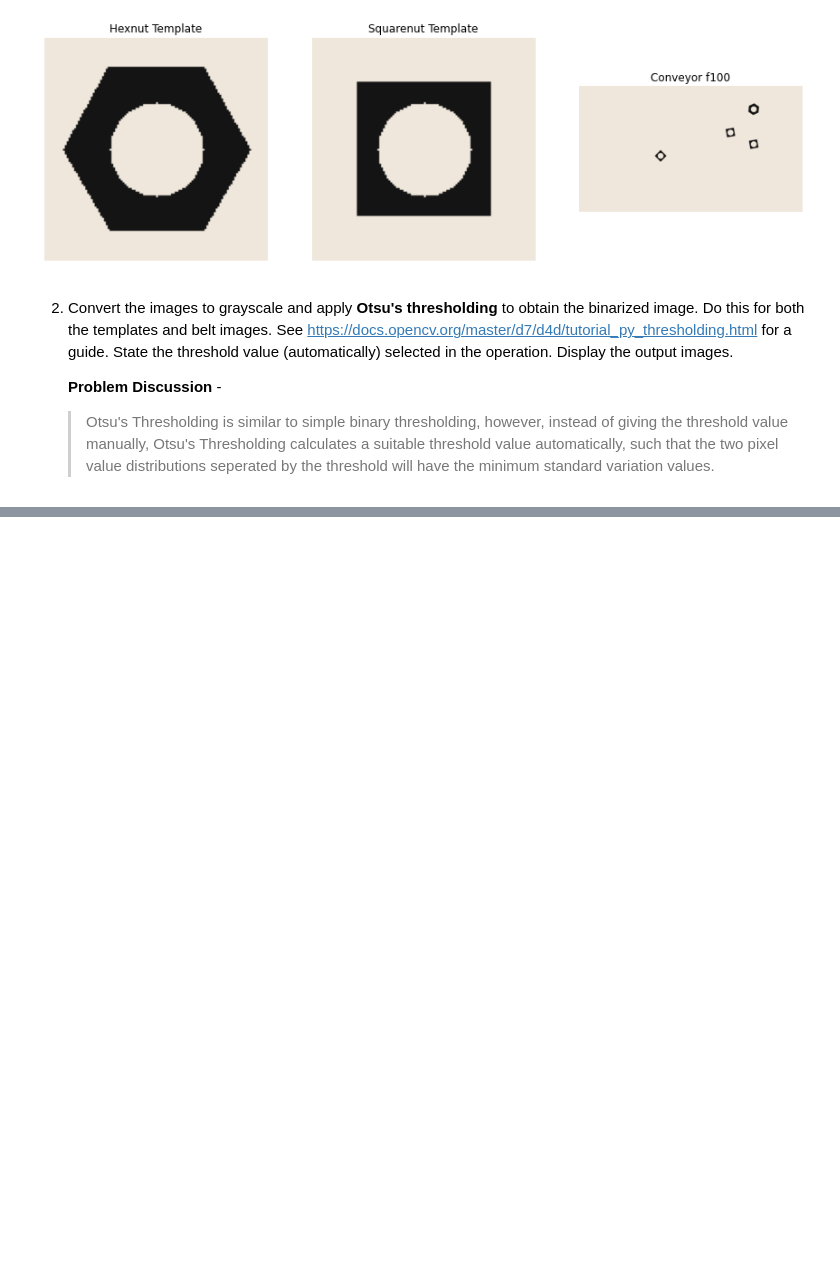
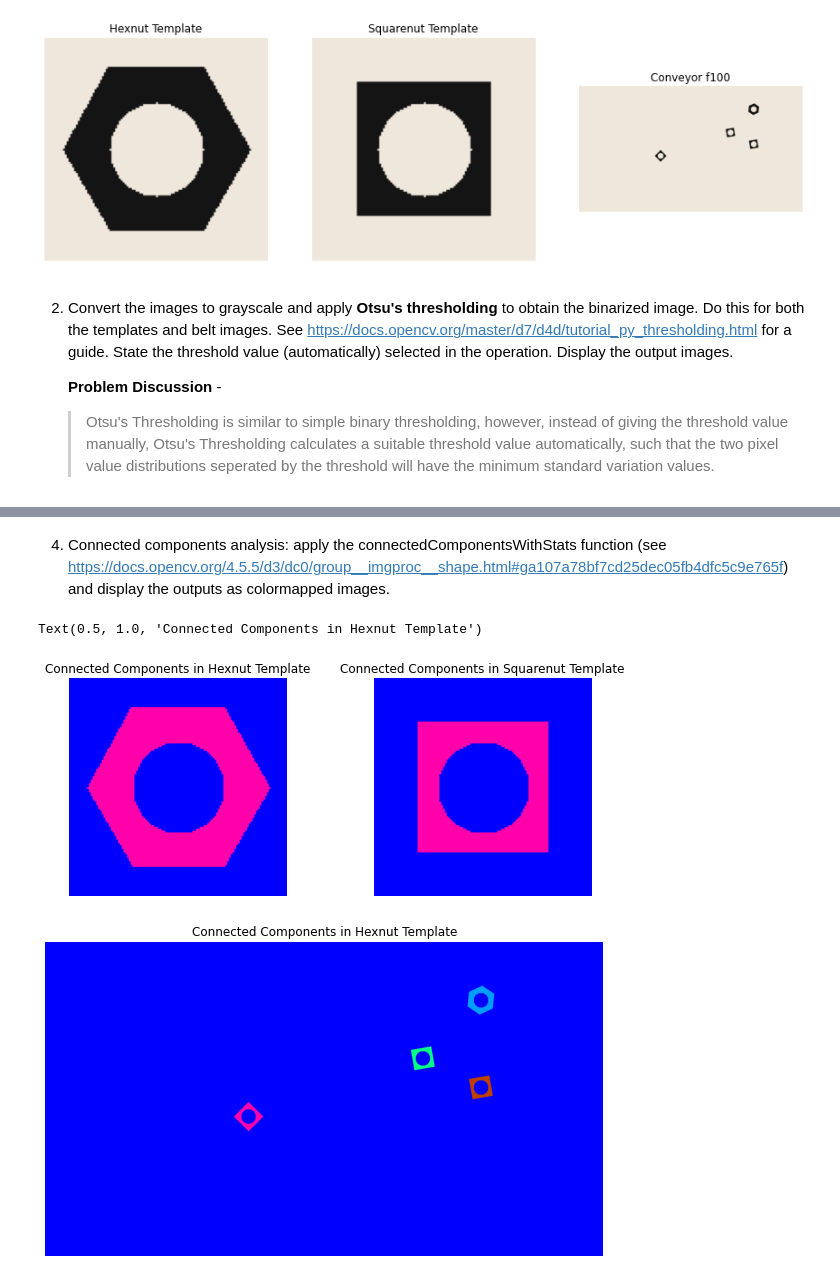
Before and after one commit to rajapaksha-rmpap/EN2550-Assignment-3-190484T, a Jupyter notebook: notebook.ipynb, the cells around one changed output, grey strips where cells are left out. Drawn from its saved outputs; the diff is of its cells as text; code cells hidden in the pictures; blank space fills up the shorter version.

Commit message:
connected component analysis done

```diff
--- a/notebook.ipynb
+++ b/notebook.ipynb
@@ -95,0 +94,22 @@ for i in range(len(closed_imgs)):
+# %% [markdown]
+4. Connected components analysis: apply the connectedComponentsWithStats function (see https://docs.opencv.org/4.5.5/d3/dc0/group__imgproc__shape.html#ga107a78bf7cd25dec05fb4dfc5c9e765f) and display the outputs as colormapped images.
+# %%
+# connected component analysis
+colormapped_imgs = []
+info = []
+for i, img in enumerate(closed_imgs):
+    retval, labels, stats, centroids = cv.connectedComponentsWithStats(img)
+    colormapped_img = cv.applyColorMap((labels/np.amax(labels) * 255).astype(np.uint8), cv.COLORMAP_RAINBOW)
+    colormapped_imgs.append(colormapped_img)
+    info.append([retval, labels, stats, centroids])
+
+titles = ["Connected Components in Hexnut Template", "Connected Components in Squarenut Template", "Connected Components in ConveyorBelt img"]
+fig1, ax1 = plt.subplots(1, 2, figsize = (10, 4))
+ax1[0].imshow(colormapped_imgs[0]); ax1[0].axis('off'); ax1[0].set_title(titles[0])
+ax1[1].imshow(colormapped_imgs[1]); ax1[1].axis('off'); ax1[1].set_title(titles[1])
+fig2, ax2 = plt.subplots(1, 1, figsize = (10, 6))
+ax2.imshow(colormapped_imgs[2]); ax2.axis('off'); ax2.set_title(titles[0])
+# %% [output]
+Text(0.5, 1.0, 'Connected Components in Hexnut Template')
+[figure, added]
+[figure, added]
```
Also changed, not shown: parts of 12 cells of this notebook.
